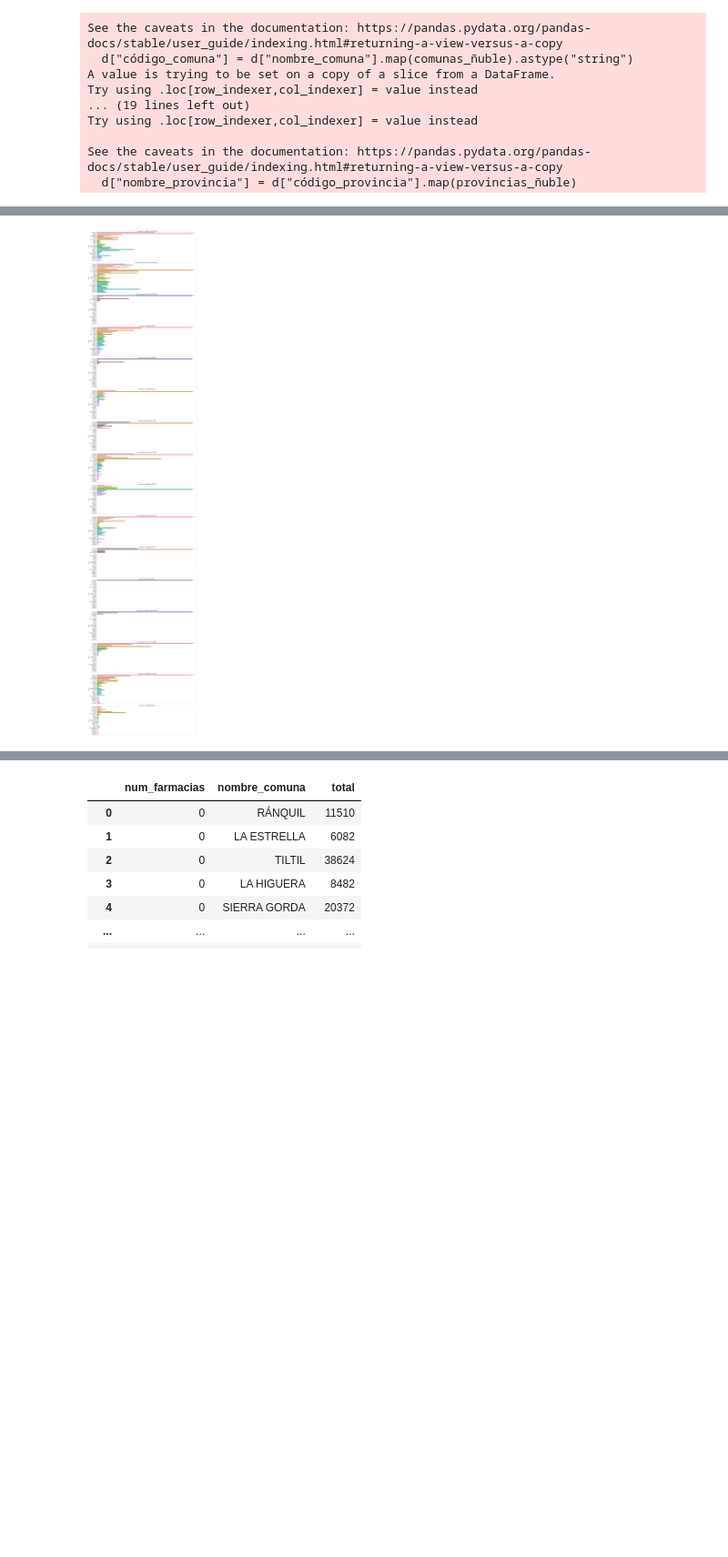
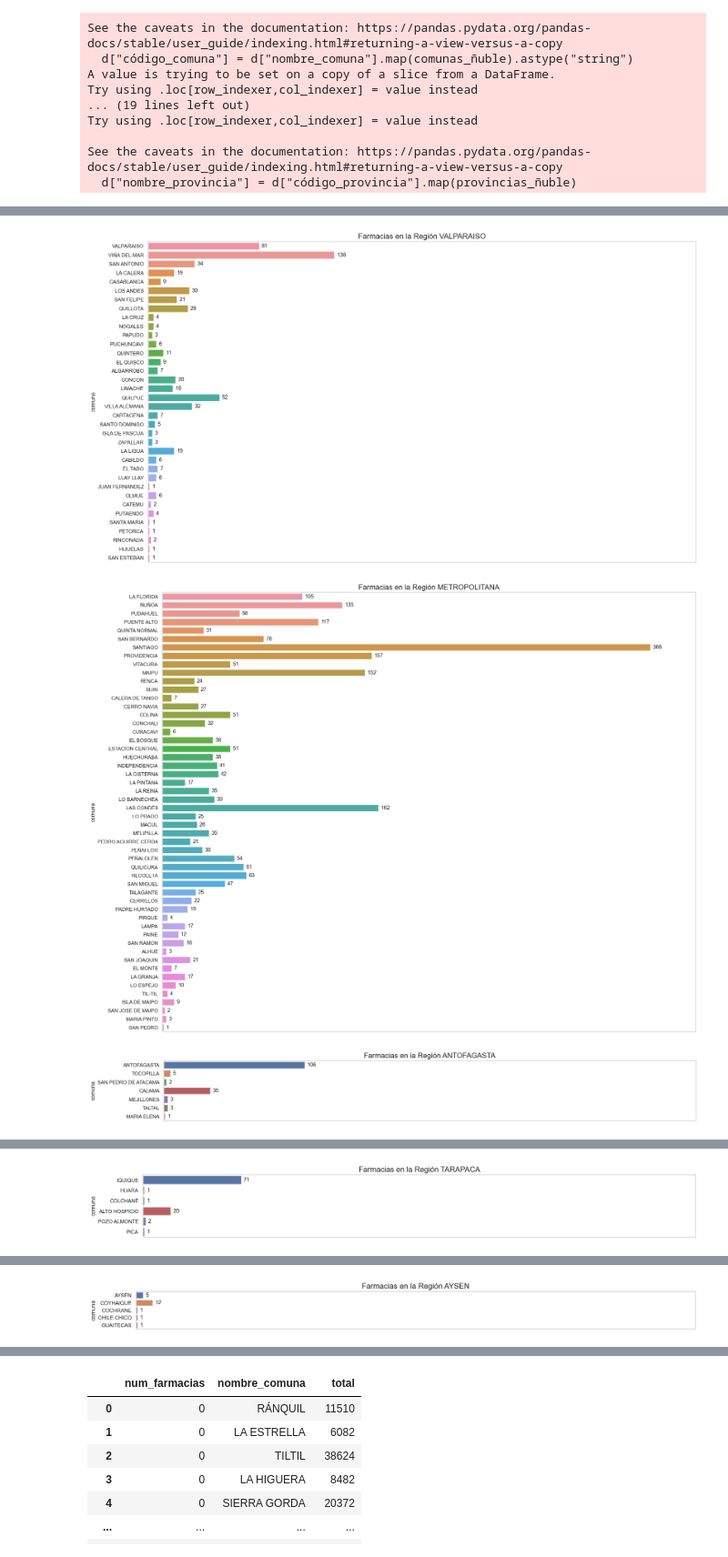
Before and after one commit to Utmite/imt2200-project, a Jupyter notebook: src/Pregunta_3.ipynb, the cells around one changed output, grey strips where cells are left out. Shown at 91% size. Saved outputs shown, nothing was run; the diff lists cells and outputs as text; code cells hidden in the pictures; blank space fills up the shorter version.

```diff
--- a/src/Pregunta_3.ipynb
+++ b/src/Pregunta_3.ipynb
@@ -178,27 +176,29 @@ df_farmacias["comuna"].unique
 # %%
 #warnings.resetwarnings()
 
 regiones_unicas = df_farmacias['región'].unique()
 
-# Configurar un eje y compartido
-fig, axes = plt.subplots(len(regiones_unicas), 1, figsize=(21, 6 * len(regiones_unicas)), sharey=True)
-
-# Iterar a través de las regiones y crear un gráfico para cada una
-for i, region in enumerate(regiones_unicas):
-    ax = sns.countplot(data=df_farmacias[df_farmacias['región'] == region], y="comuna", ax=axes[i])
+# Itera a través de las regiones y crea un gráfico para cada una
+for region in regiones_unicas:
+    plt.figure(figsize=(21, 0.4 + len(df_farmacias[df_farmacias["región"] == region]["comuna"].unique()) // 3))
+    ax = sns.countplot(data=df_farmacias[df_farmacias['región'] == region], y="comuna")
 
     # Anotar el número de farmacias al final de cada barra
     for p in ax.patches:
         ax.annotate(f'{int(p.get_width())}', (p.get_width(), p.get_y() + p.get_height() / 2.),
                     ha='left', va='center', xytext=(5, 0), textcoords='offset points')
 
-    ax.set_title(f'Farmacias en la Región {region}', fontsize=16)
+    plt.title(f'Farmacias en la Región {region}', fontsize=16)
+    #plt.xticks(rotation=90)
+
+    # Establecer límites del eje x
     plt.xlim(0, 400)
 
     # Ocultar el eje x y las etiquetas
     ax.xaxis.set_visible(False)
 
-plt.tight_layout()
-plt.show()
+    plt.show()
 # %% [output]
-[figure, old version]
+[figure, new version]
+[figure, added]
+[figure, added]
@@ -204,0 +206 @@ plt.show()
+[figure, added]
@@ -204,0 +212 @@ plt.show()
+[figure, added]
```
Also changed, not shown: parts of 3 cells of this notebook.
